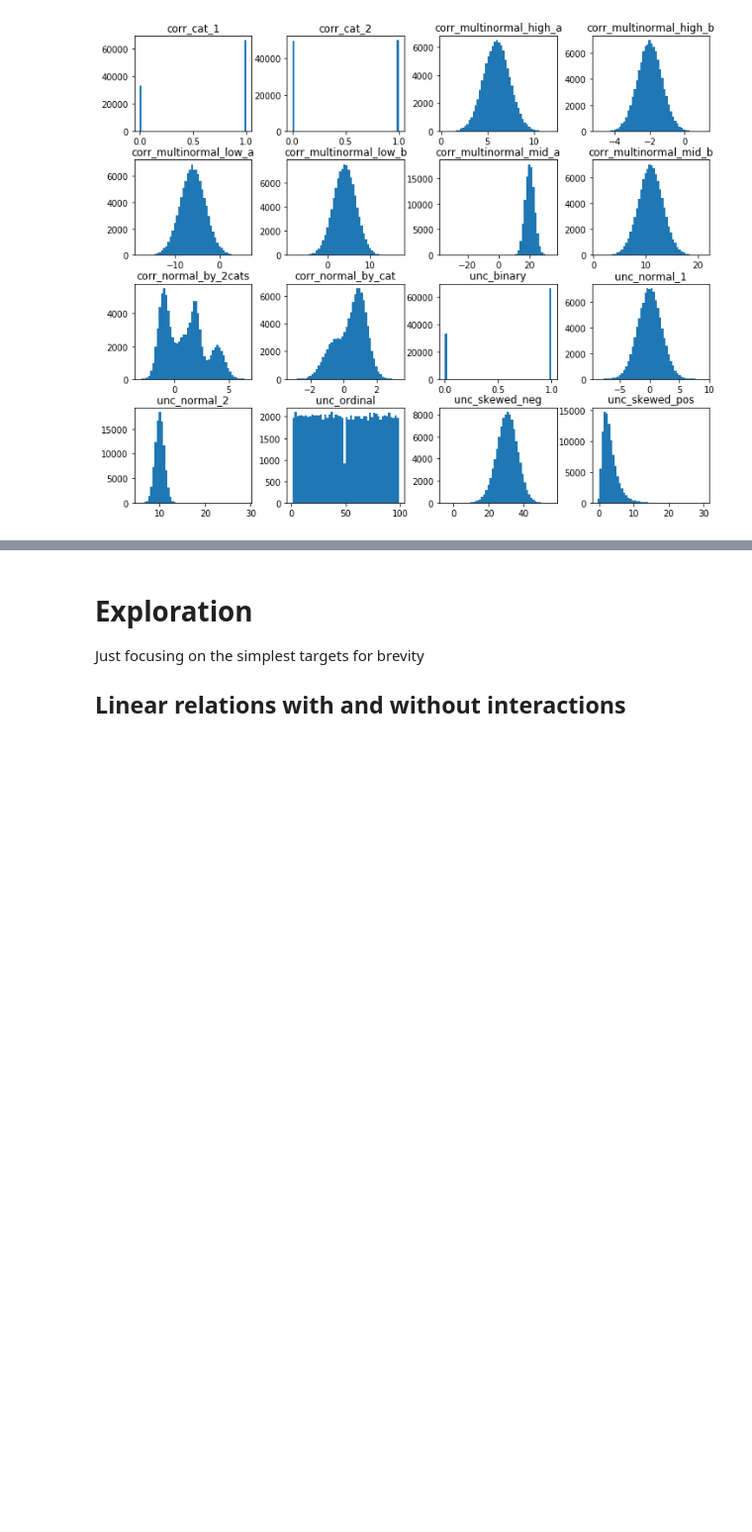
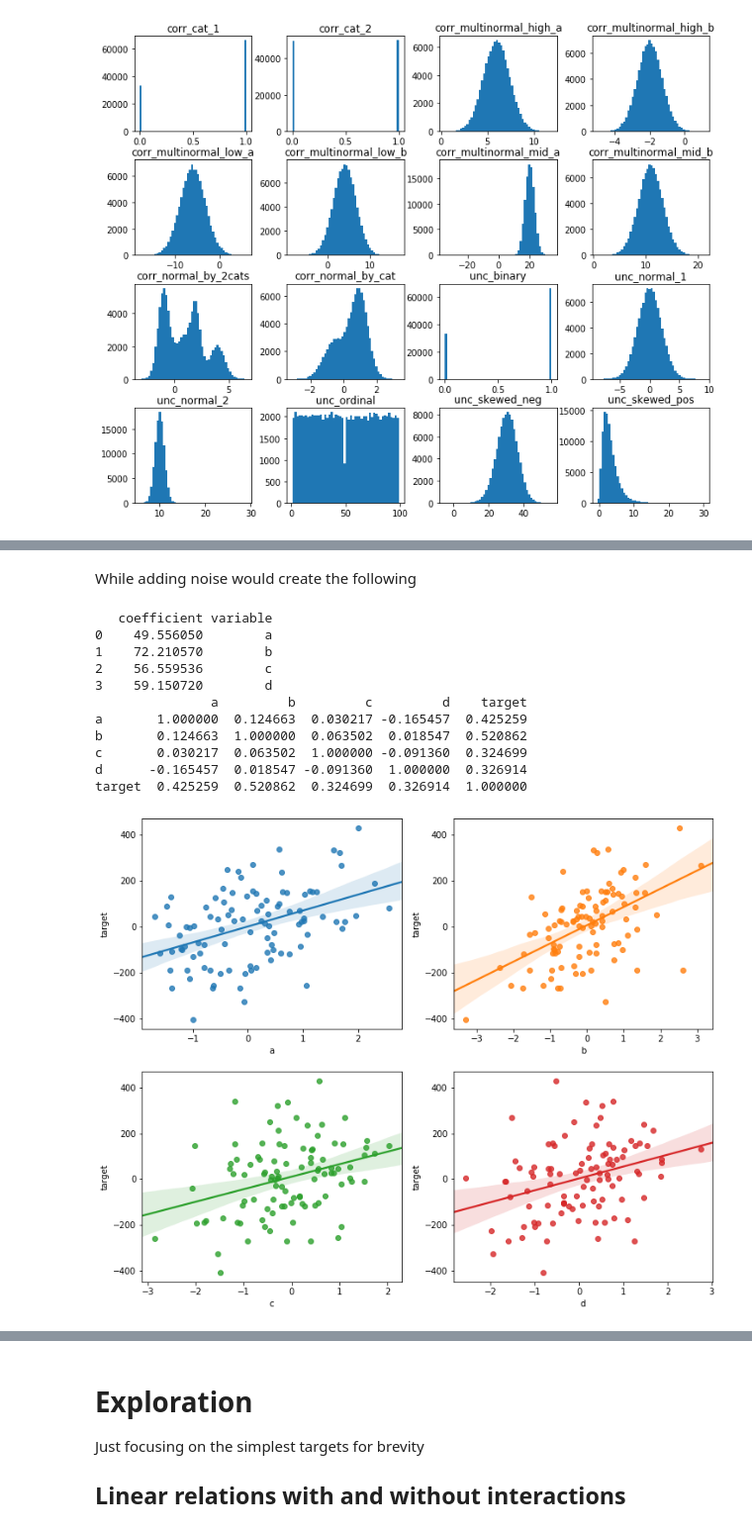
Before and after one commit to lucabasa/ML-algorithms-and-experiments, a Jupyter notebook: 01_data_generation.ipynb, the cells around one changed output, grey strips where cells are left out. Shown at 99% size. Drawn from its saved outputs; the diff is of its cells as text; code cells hidden in the pictures; blank space fills up the shorter version.

```diff
--- a/01_data_generation.ipynb
+++ b/01_data_generation.ipynb
@@ -383,0 +415,27 @@ data_dirty.to_csv('data/simulated/dirty.csv', index=False)
+# %% [markdown]
+While adding noise would create the following
+# %%
+data_sim, target, coefficients = make_regression(n_samples=100, n_features=4, n_informative=4, coef=True, random_state=21, noise=100)
+
+data_sim = pd.DataFrame(data_sim, columns=['a', 'b', 'c', 'd'])
+data_sim['target'] = target
+
+coeff = pd.DataFrame(coefficients, columns=['coefficient'])
+coeff['variable'] = ['a', 'b', 'c', 'd']
+
+print(coeff)
+
+exp.corr_target(data_sim, 'target', ['a', 'b', 'c', 'd'])
+# %% [output]
+   coefficient variable
+0    49.556050        a
+1    72.210570        b
+2    56.559536        c
+3    59.150720        d
+               a         b         c         d    target
+a       1.000000  0.124663  0.030217 -0.165457  0.425259
+b       0.124663  1.000000  0.063502  0.018547  0.520862
+c       0.030217  0.063502  1.000000 -0.091360  0.324699
+d      -0.165457  0.018547 -0.091360  1.000000  0.326914
+target  0.425259  0.520862  0.324699  0.326914  1.000000
+[figure, added]
```
Also changed, not shown: parts of 18 cells of this notebook, 1 other file.
